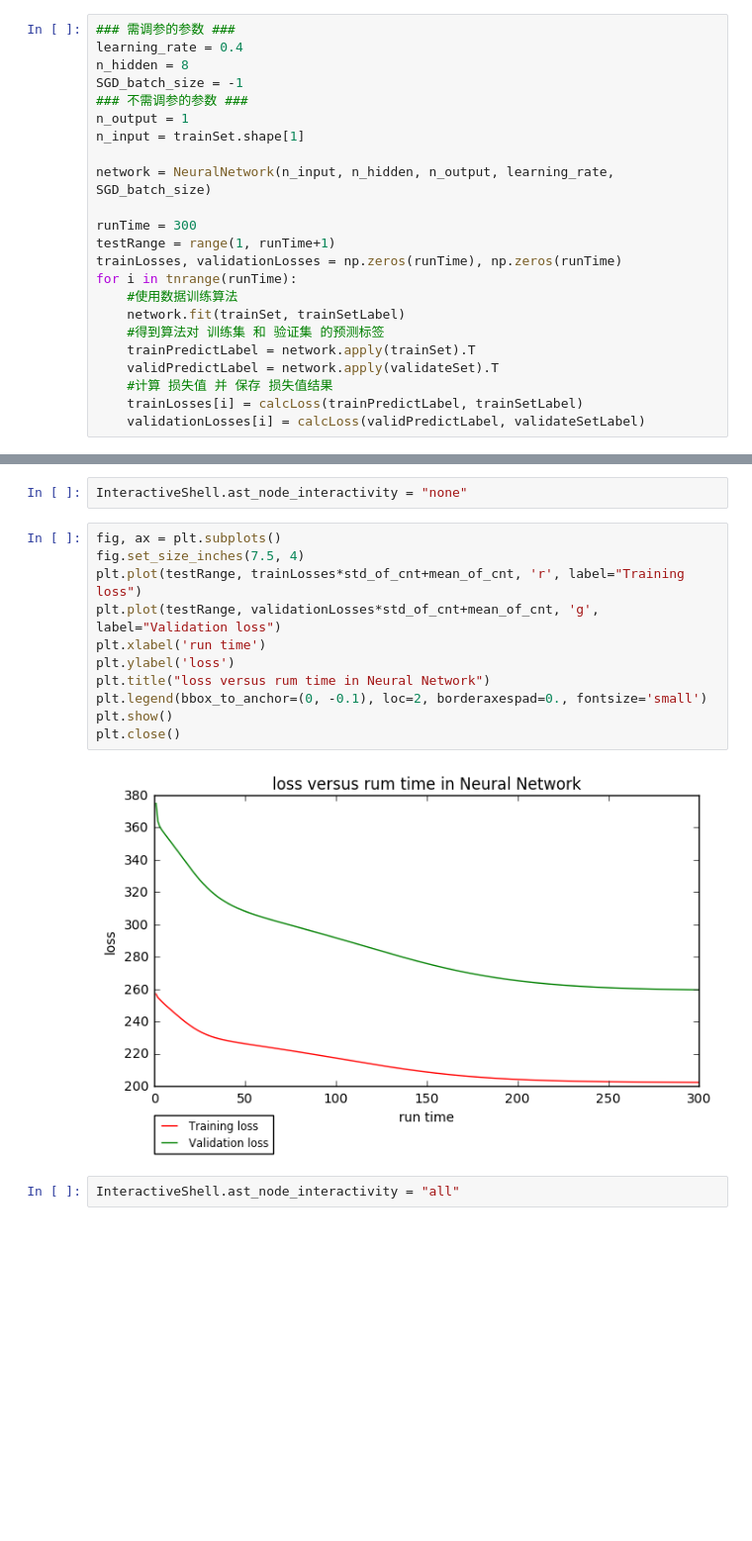
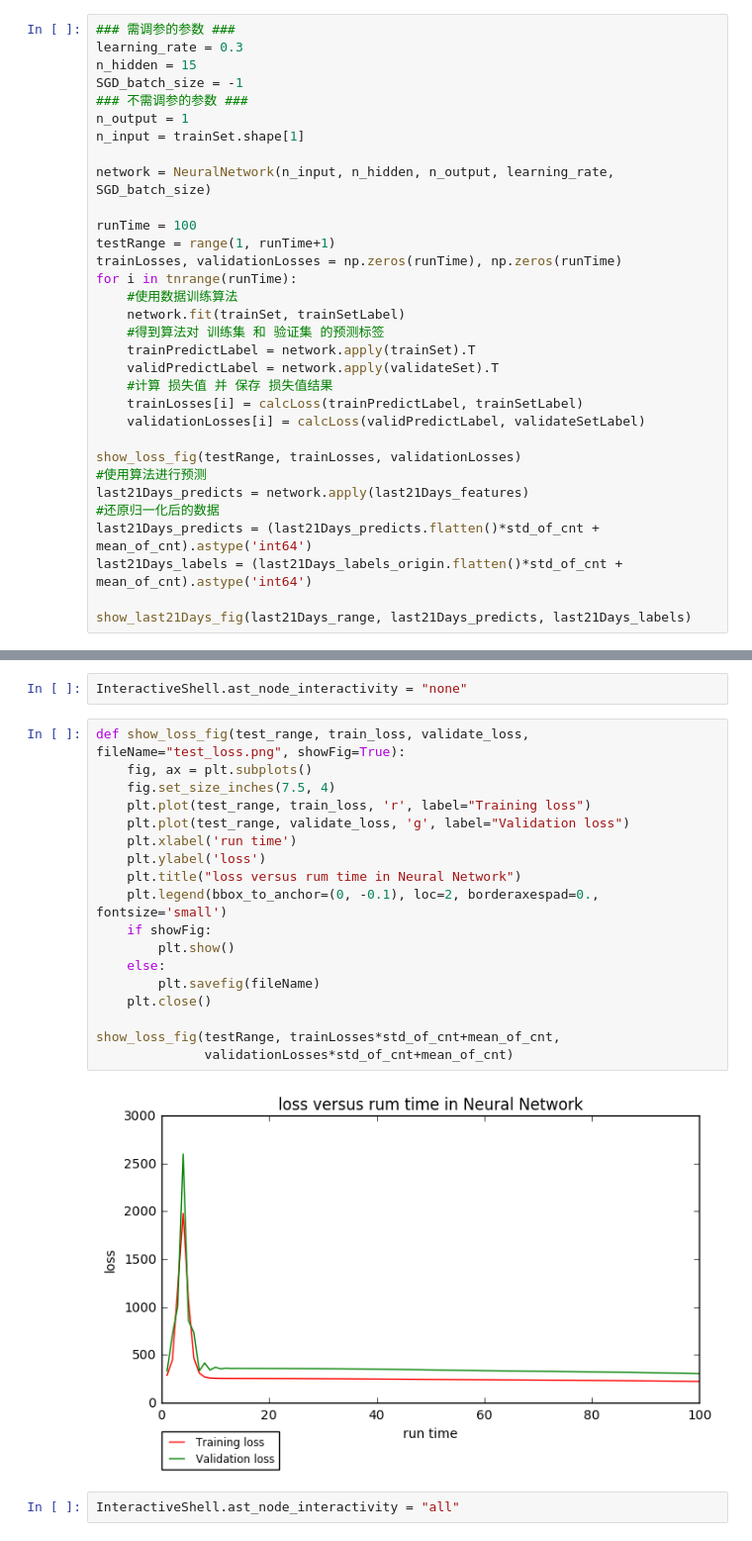
Before and after one commit to linzch3/Open-Course-Learning, a Jupyter notebook: A04.Artificial Intelligence - SYSU - RYH/Project/regression/Regression - BPNN - step 1 - use normalized data.ipynb, the cells around one changed output, grey strips where cells are left out. Shown at 99% size. Saved outputs shown, nothing was run; the diff lists cells and outputs as text; blank space fills up the shorter version.

```diff
--- a/A04.Artificial Intelligence - SYSU - RYH/Project/regression/Regression - BPNN - step 1 - use normalized data.ipynb
+++ b/A04.Artificial Intelligence - SYSU - RYH/Project/regression/Regression - BPNN - step 1 - use normalized data.ipynb
@@ -192,8 +179,8 @@ assert(np.allclose(predict_test, labels_test))
 ## 多次迭代运行算法
 # %%
 ### 需调参的参数 ###
-learning_rate = 0.4
-n_hidden = 8
+learning_rate = 0.3
+n_hidden = 15
 SGD_batch_size = -1
 ### 不需调参的参数 ###
 n_output = 1
@@ -201,7 +188,7 @@ n_input = trainSet.shape[1]
 
 network = NeuralNetwork(n_input, n_hidden, n_output, learning_rate, SGD_batch_size)
 
-runTime = 300
+runTime = 100
 testRange = range(1, runTime+1)
 trainLosses, validationLosses = np.zeros(runTime), np.zeros(runTime)
 for i in tnrange(runTime):
@@ -213,3 +200,12 @@ for i in tnrange(runTime):
     #计算 损失值 并 保存 损失值结果
     trainLosses[i] = calcLoss(trainPredictLabel, trainSetLabel)
     validationLosses[i] = calcLoss(validPredictLabel, validateSetLabel)
+
+show_loss_fig(testRange, trainLosses, validationLosses)
+#使用算法进行预测
+last21Days_predicts = network.apply(last21Days_features)
+#还原归一化后的数据
+last21Days_predicts = (last21Days_predicts.flatten()*std_of_cnt + mean_of_cnt).astype('int64')
+last21Days_labels = (last21Days_labels_origin.flatten()*std_of_cnt + mean_of_cnt).astype('int64')
+
+show_last21Days_fig(last21Days_range, last21Days_predicts, last21Days_labels)
@@ -218,18 +217,25 @@ for i in tnrange(runTime):
 # %%
 InteractiveShell.ast_node_interactivity = "none"
 # %%
-fig, ax = plt.subplots()
-fig.set_size_inches(7.5, 4)
-plt.plot(testRange, trainLosses*std_of_cnt+mean_of_cnt, 'r', label="Training loss")
-plt.plot(testRange, validationLosses*std_of_cnt+mean_of_cnt, 'g', label="Validation loss")
-plt.xlabel('run time')
-plt.ylabel('loss')
-plt.title("loss versus rum time in Neural Network")
-plt.legend(bbox_to_anchor=(0, -0.1), loc=2, borderaxespad=0., fontsize='small')
-plt.show()
-plt.close()
+def show_loss_fig(test_range, train_loss, validate_loss, fileName="test_loss.png", showFig=True):
+    fig, ax = plt.subplots()
+    fig.set_size_inches(7.5, 4)
+    plt.plot(test_range, train_loss, 'r', label="Training loss")
+    plt.plot(test_range, validate_loss, 'g', label="Validation loss")
+    plt.xlabel('run time')
+    plt.ylabel('loss')
+    plt.title("loss versus rum time in Neural Network")
+    plt.legend(bbox_to_anchor=(0, -0.1), loc=2, borderaxespad=0., fontsize='small')
+    if showFig:
+        plt.show()
+    else:
+        plt.savefig(fileName)
+    plt.close()
+
+show_loss_fig(testRange, trainLosses*std_of_cnt+mean_of_cnt,
+              validationLosses*std_of_cnt+mean_of_cnt)
 # %% [output]
-[figure, old version]
+[figure, new version]
 # %%
 InteractiveShell.ast_node_interactivity = "all"
 # %% [markdown]
```
Also changed, not shown: parts of 11 cells of this notebook, 3 other files.
